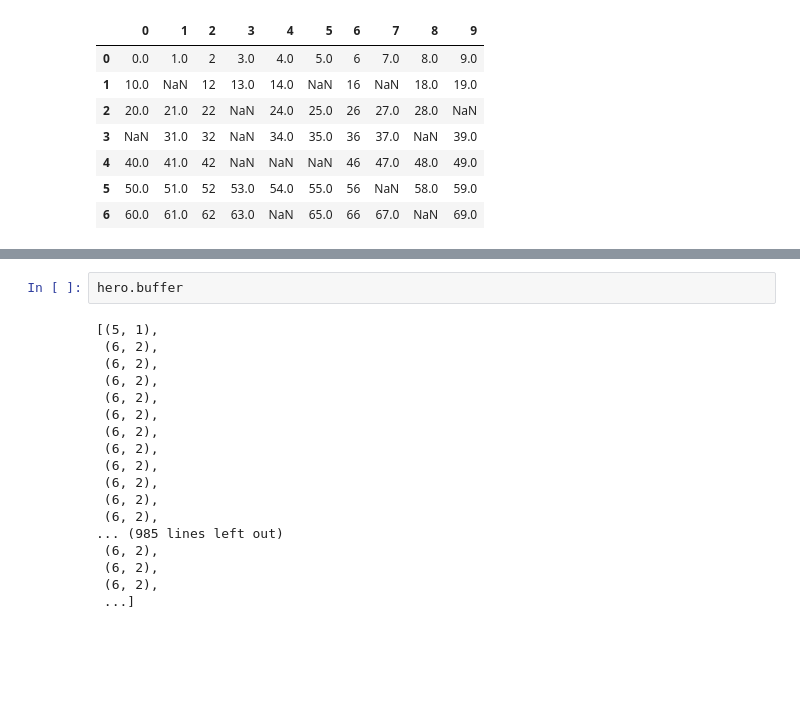
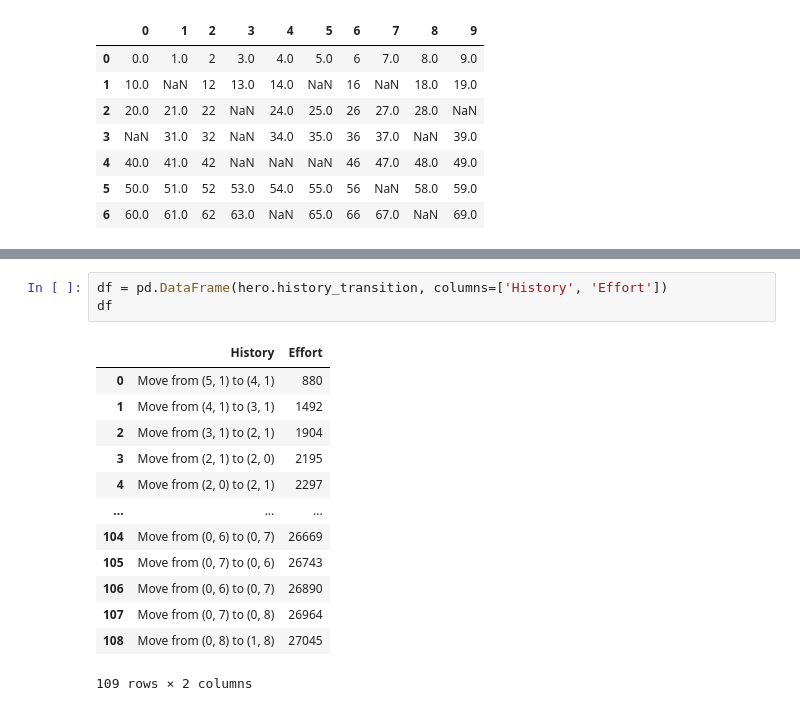
Before and after one commit to brunolcarli/GooGraph, a Jupyter notebook: save_the_princess.ipynb, the cells around one changed output, grey strips where cells are left out. Saved outputs shown, nothing was run; the diff lists cells and outputs as text; blank space fills up the shorter version.

```diff
--- a/save_the_princess.ipynb
+++ b/save_the_princess.ipynb
@@ -247,20 +253,17 @@ hero.movements
-# %%
-hero.buffer
-# %% [output]
-[(5, 1),
- (6, 2),
- (6, 2),
- (6, 2),
- (6, 2),
- (6, 2),
- (6, 2),
- (6, 2),
- (6, 2),
- (6, 2),
- (6, 2),
- (6, 2),
-... (985 lines left out)
- (6, 2),
- (6, 2),
- (6, 2),
- ...]
+# %%
+df = pd.DataFrame(hero.history_transition, columns=['History', 'Effort'])
+df
+# %% [output]
+|  | History | Effort |
+| 0 | Move from (5, 1) to (4, 1) | 880 |
+| 1 | Move from (4, 1) to (3, 1) | 1492 |
+| 2 | Move from (3, 1) to (2, 1) | 1904 |
+| 3 | Move from (2, 1) to (2, 0) | 2195 |
+| 4 | Move from (2, 0) to (2, 1) | 2297 |
+| ... | ... | ... |
+| 104 | Move from (0, 6) to (0, 7) | 26669 |
+| 105 | Move from (0, 7) to (0, 6) | 26743 |
+| 106 | Move from (0, 6) to (0, 7) | 26890 |
+| 107 | Move from (0, 7) to (0, 8) | 26964 |
+| 108 | Move from (0, 8) to (1, 8) | 27045 |
+109 rows × 2 columns
```
Also changed, not shown: parts of 9 cells of this notebook.
